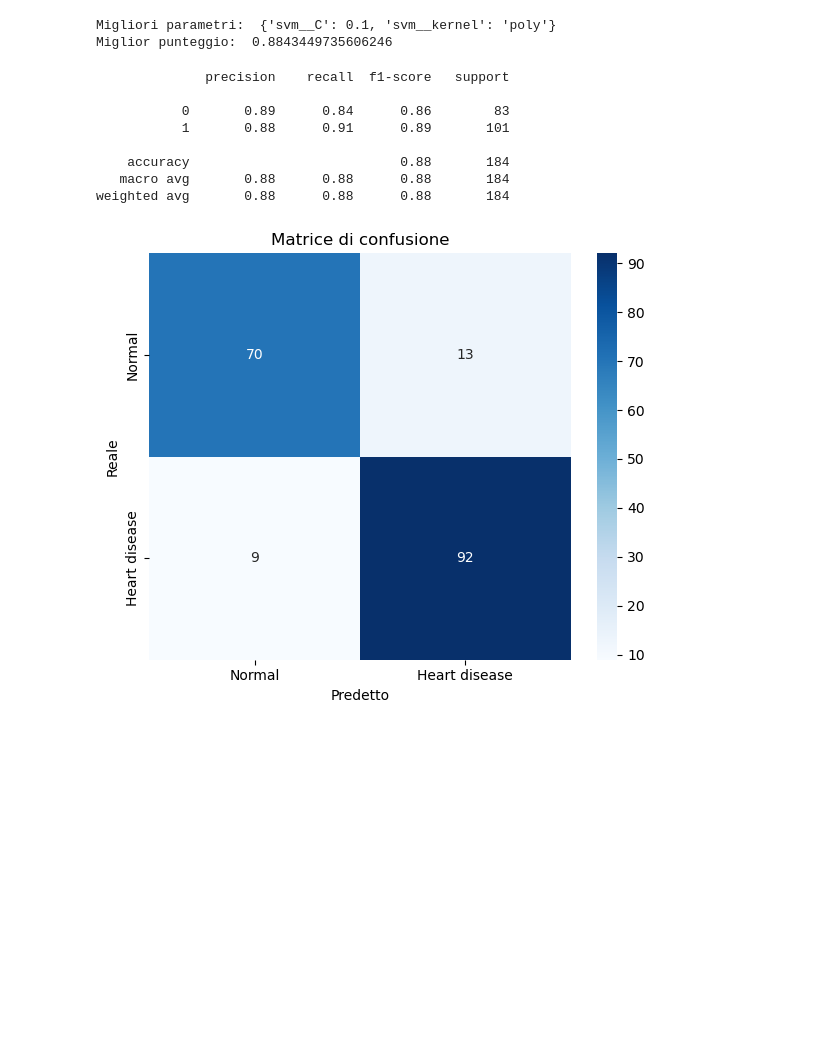
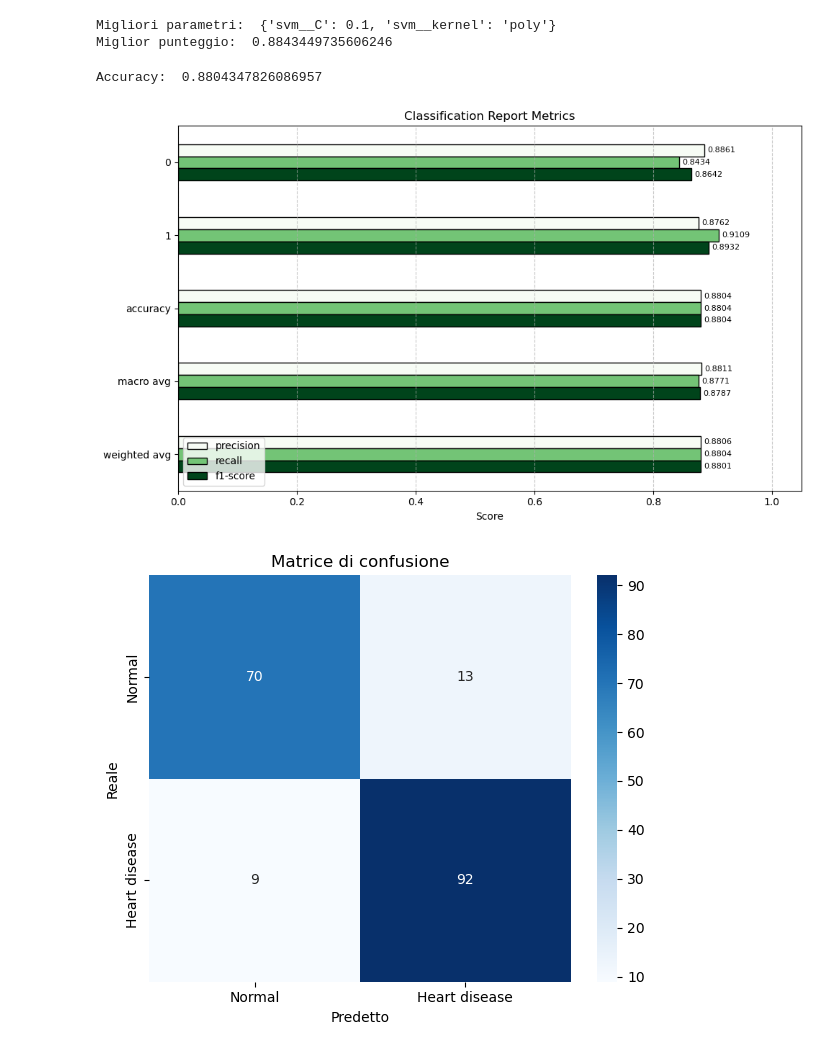
Before and after one commit to Orbmad/Data_Intensive_project, a Jupyter notebook: heart_failure_prediction.ipynb, the cells around one changed output. Saved outputs shown, nothing was run; the diff lists cells and outputs as text; code cells hidden in the pictures; blank space fills up the shorter version.

```diff
--- a/heart_failure_prediction.ipynb
+++ b/heart_failure_prediction.ipynb
@@ -649,18 +658,13 @@ Miglior punteggio:  0.8843449735606246
 # %%
 best_svm = svm_cv.best_estimator_
 
 svm_pred = best_svm.predict(X_test)
-svm_cr = classification_report(y_test, svm_pred)
-print(svm_cr)
+svm_cr = classification_report(y_test, svm_pred, output_dict=True)
+print("Accuracy: ", svm_cr['accuracy'])
+plot_classification_report(svm_cr)
 # %% [output]
-              precision    recall  f1-score   support
-
-           0       0.89      0.84      0.86        83
-           1       0.88      0.91      0.89       101
-
-    accuracy                           0.88       184
-   macro avg       0.88      0.88      0.88       184
-weighted avg       0.88      0.88      0.88       184
+Accuracy:  0.8804347826086957
+[figure, added]
 # %%
 plot_confusion_matrix(y_test, svm_pred)
 # %% [output]
```
Also changed, not shown: parts of 11 cells of this notebook, 1 other file.
